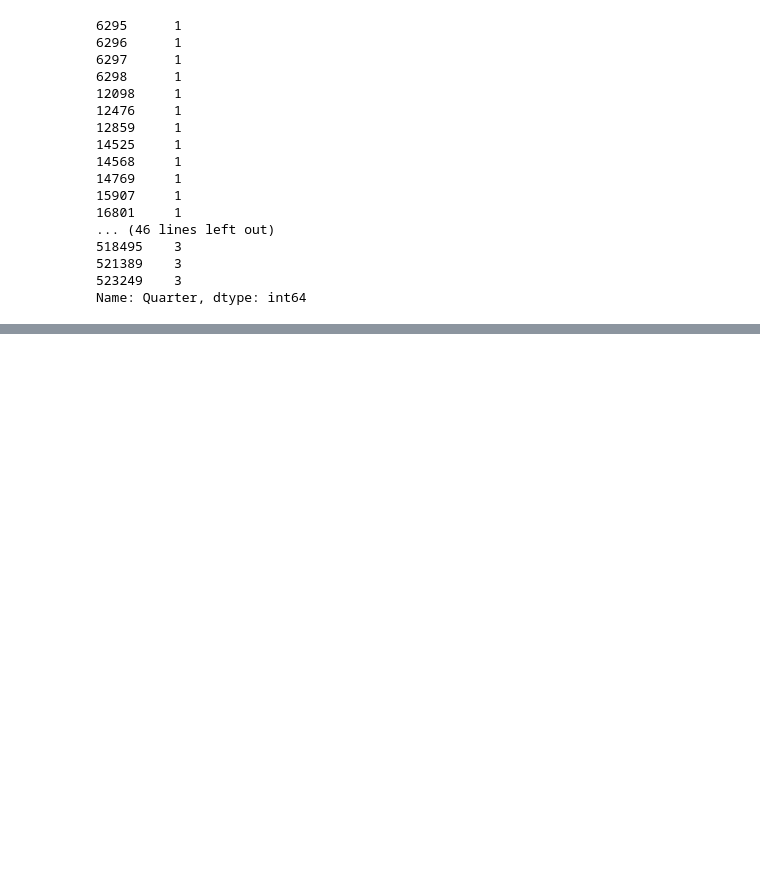
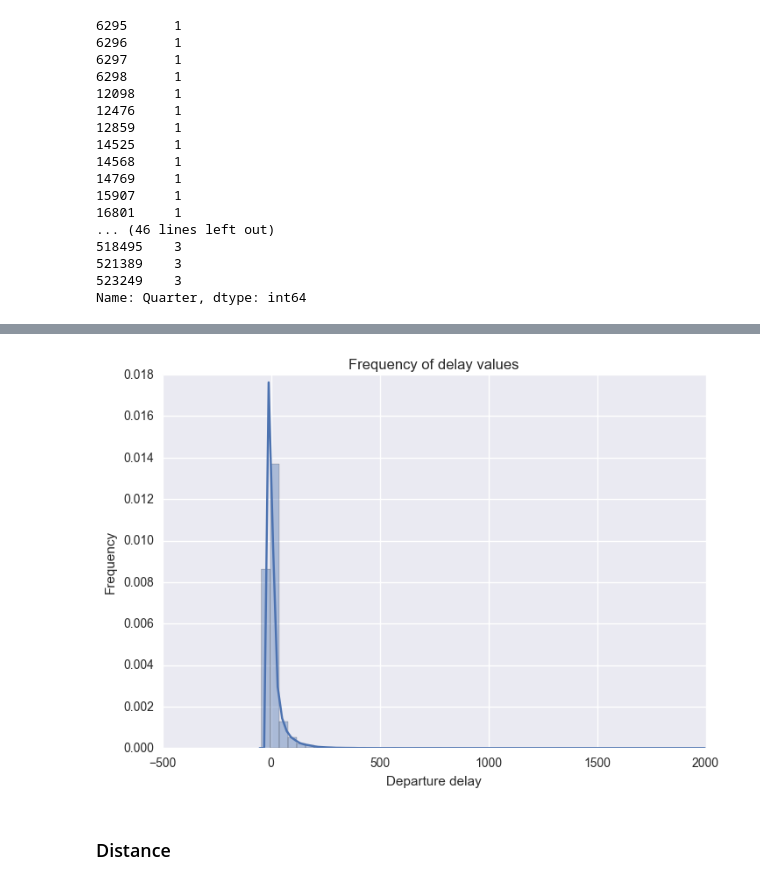
Before and after one commit to IvanAli/USAirportsAndDelays, a Jupyter notebook: descriptive_analysis.ipynb, the cells around one changed output, grey strips where cells are left out. Saved outputs shown, nothing was run; the diff lists cells and outputs as text; code cells hidden in the pictures; blank space fills up the shorter version.

```diff
--- a/descriptive_analysis.ipynb
+++ b/descriptive_analysis.ipynb
@@ -66,0 +143,2 @@ Name: Quarter, dtype: int64
+# %%
+dfd = df[df['DepDelay'].notnull()]
@@ -66,0 +159,11 @@ Name: Quarter, dtype: int64
+# %%
+# sns.barplot(x='DepDelay', y='Count', data=dfn)
+sns.distplot(dfd['DepDelay'])
+sns.utils.axlabel('Departure delay', 'Frequency')
+plt.title('Frequency of delay values')
+# plt.xticks(rotation=90)
+plt.savefig('graph/delay_flights.png', bbox_inches='tight')
+# %% [output]
+[figure, added]
+# %% [markdown]
+### Distance
```
Also changed, not shown: parts of 25 cells of this notebook.
